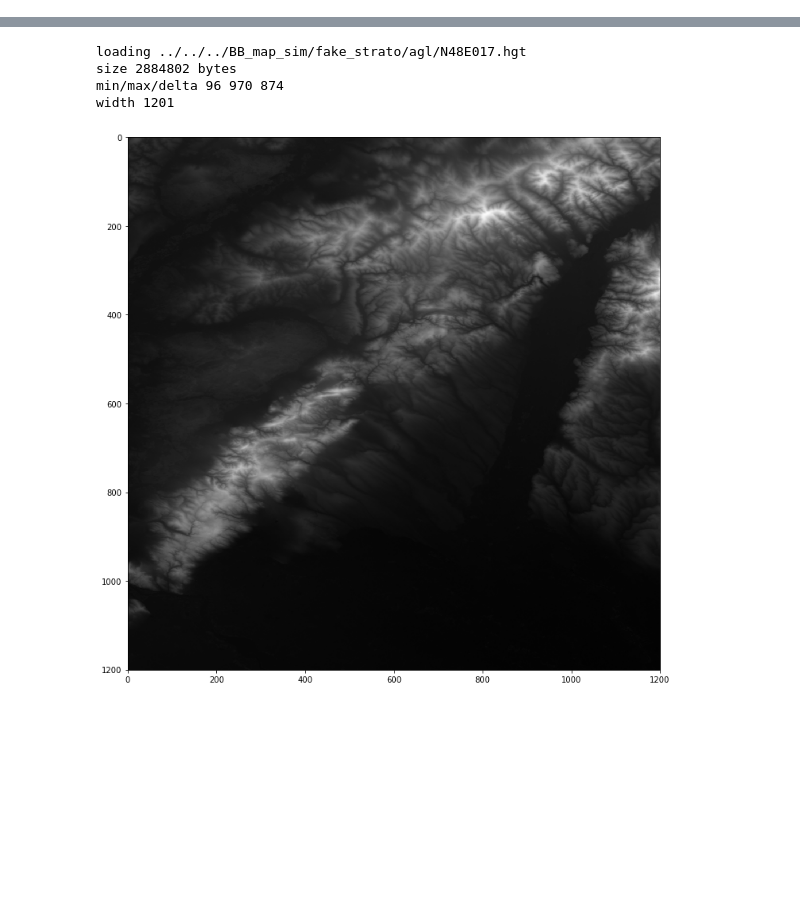
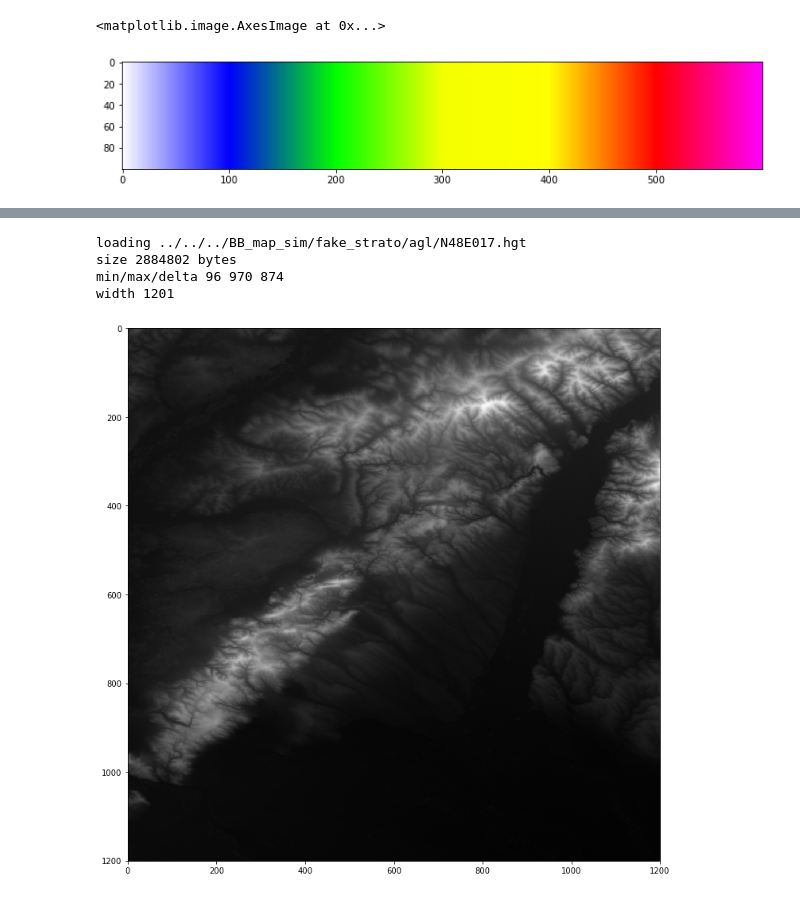
Before and after one commit to fhorinek/BB, a Jupyter notebook: Utilities/Map/notebooks/Layer visuals.ipynb, the cells around one changed output, grey strips where cells are left out. Cells and saved outputs as stored; diff of their text form; code cells hidden in the pictures; blank space fills up the shorter version.

```diff
--- a/Utilities/Map/notebooks/Layer visuals.ipynb
+++ b/Utilities/Map/notebooks/Layer visuals.ipynb
@@ -181,0 +165,33 @@ plt.imshow(img)
+# %%
+import colorsys
+
+st = 100
+
+points = []
+points.append([255, 255, 255, st])
+points.append([0, 0, 255, st])
+points.append([0, 255, 0, st])
+points.append([244, 255, 0, st])
+points.append([255, 255, 0, st])
+points.append([255, 0, 0, st])
+points.append([255, 0, 255, 0])
+palete = []
+
+for i in range(len(points) - 1):
+    r1, g1, b1, steps = points[i]
+    r2, g2, b2, __ = points[i+1]
+    for j in range(steps):
+        r = r1 + j * (r2-r1) / steps
+        g = g1 + j * (g2-g1) / steps
+        b = b1 + j * (b2-b1) / steps
+        palete.append((r / 255.0, g / 255.0, b / 255.0))
+
+row = []
+for v in palete:
+    row.append(v)
+img = [row] * 100
+
+plt.imshow(img)
+# %% [output]
+<matplotlib.image.AxesImage at 0x...>
+[figure, added]
```
Also changed, not shown: parts of 3 cells of this notebook, 19 other files.
